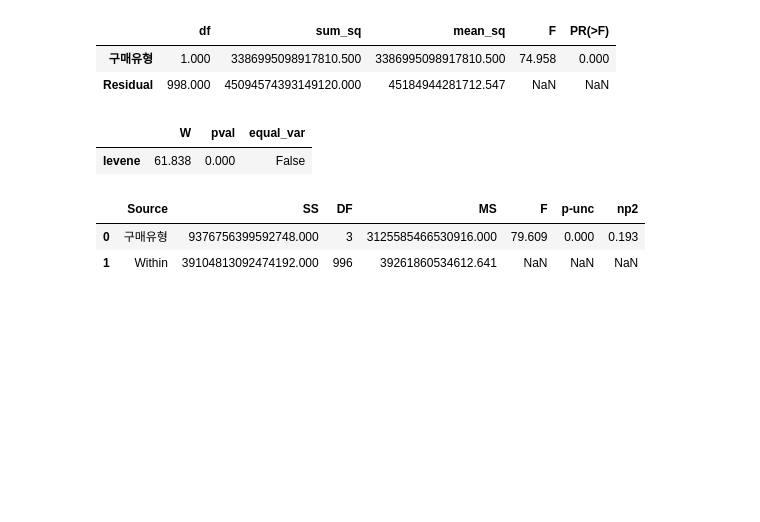
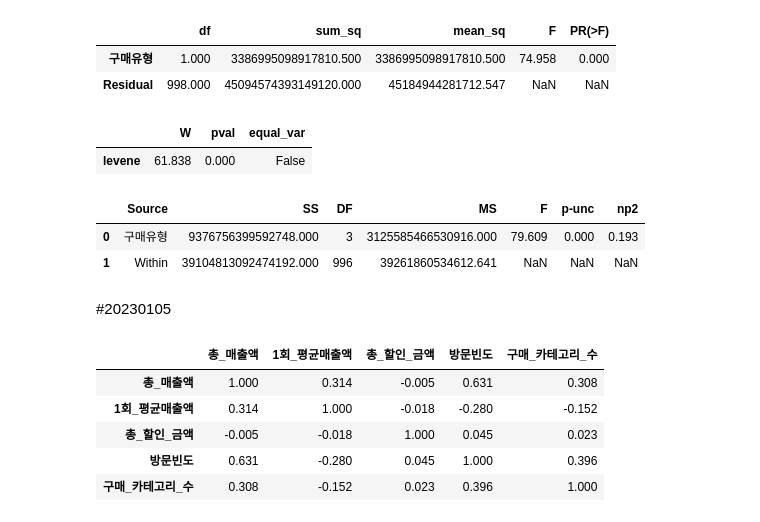
Before and after one commit to hyeokjun0804/HJ_BigData_Maketing_Course, a Jupyter notebook: 20230103빅데이터_마케팅.ipynb, the cells around one changed output. Cells and saved outputs as stored; diff of their text form; code cells hidden in the pictures; blank space fills up the shorter version.

```diff
--- a/20230103빅데이터_마케팅.ipynb
+++ b/20230103빅데이터_마케팅.ipynb
@@ -649,3 +688,5 @@ pg.anova(dv='총_매출액', between = '구매유형', data =df2, detailed=True)
 |  | Source | SS | DF | MS | F | p-unc | np2 |
 | 0 | 구매유형 | 9376756399592748.000 | 3 | 3125585466530916.000 | 79.609 | 0.000 | 0.193 |
 | 1 | Within | 39104813092474192.000 | 996 | 39261860534612.641 | NaN | NaN | NaN |
+# %% [markdown]
+#20230105
@@ -651,0 +699,10 @@ pg.anova(dv='총_매출액', between = '구매유형', data =df2, detailed=True)
+# %%
+df1 = df2[['총_매출액','1회_평균매출액','총_할인_금액','방문빈도','구매_카테고리_수']]
+df1.corr(method = "pearson")
+# %% [output]
+|  | 총_매출액 | 1회_평균매출액 | 총_할인_금액 | 방문빈도 | 구매_카테고리_수 |
+| 총_매출액 | 1.000 | 0.314 | -0.005 | 0.631 | 0.308 |
+| 1회_평균매출액 | 0.314 | 1.000 | -0.018 | -0.280 | -0.152 |
+| 총_할인_금액 | -0.005 | -0.018 | 1.000 | 0.045 | 0.023 |
+| 방문빈도 | 0.631 | -0.280 | 0.045 | 1.000 | 0.396 |
+| 구매_카테고리_수 | 0.308 | -0.152 | 0.023 | 0.396 | 1.000 |
```
Also changed, not shown: parts of 16 cells of this notebook.
